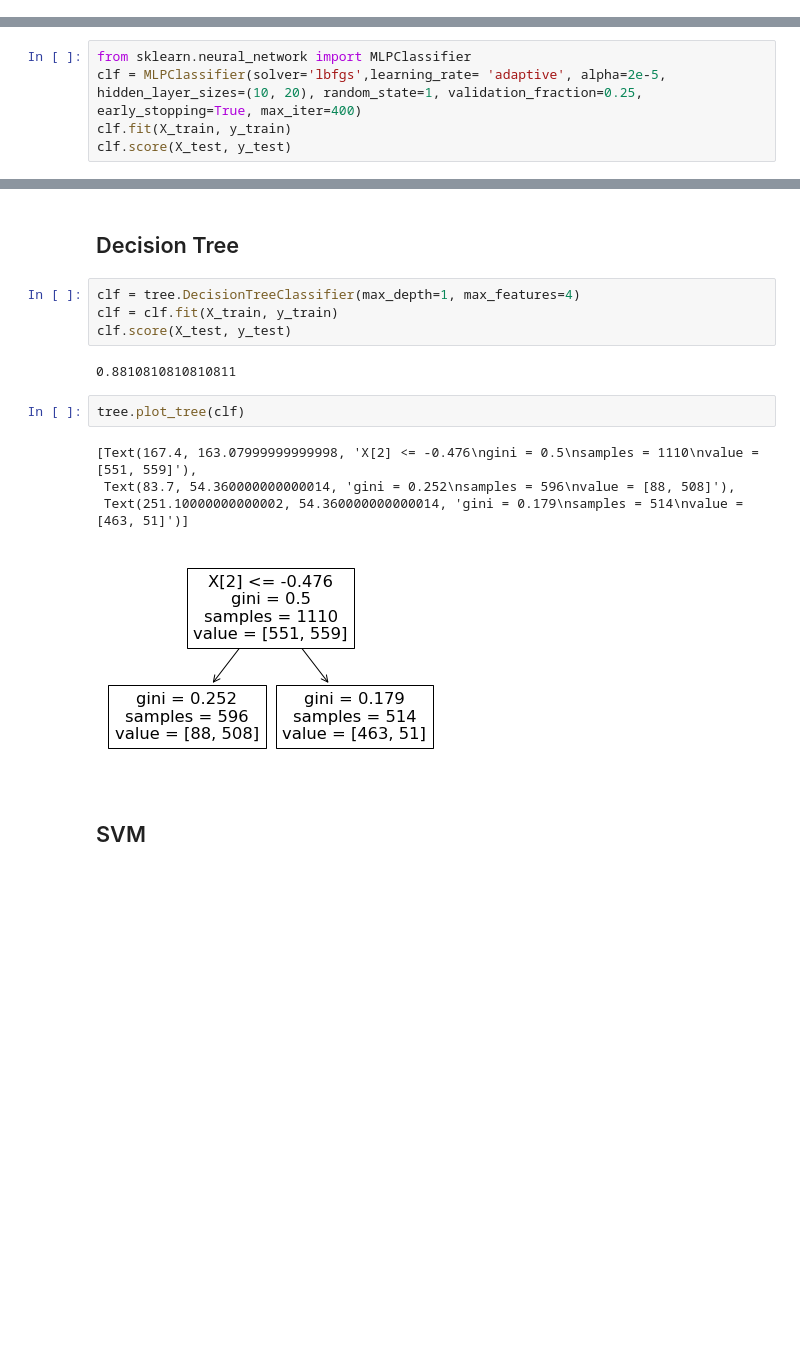
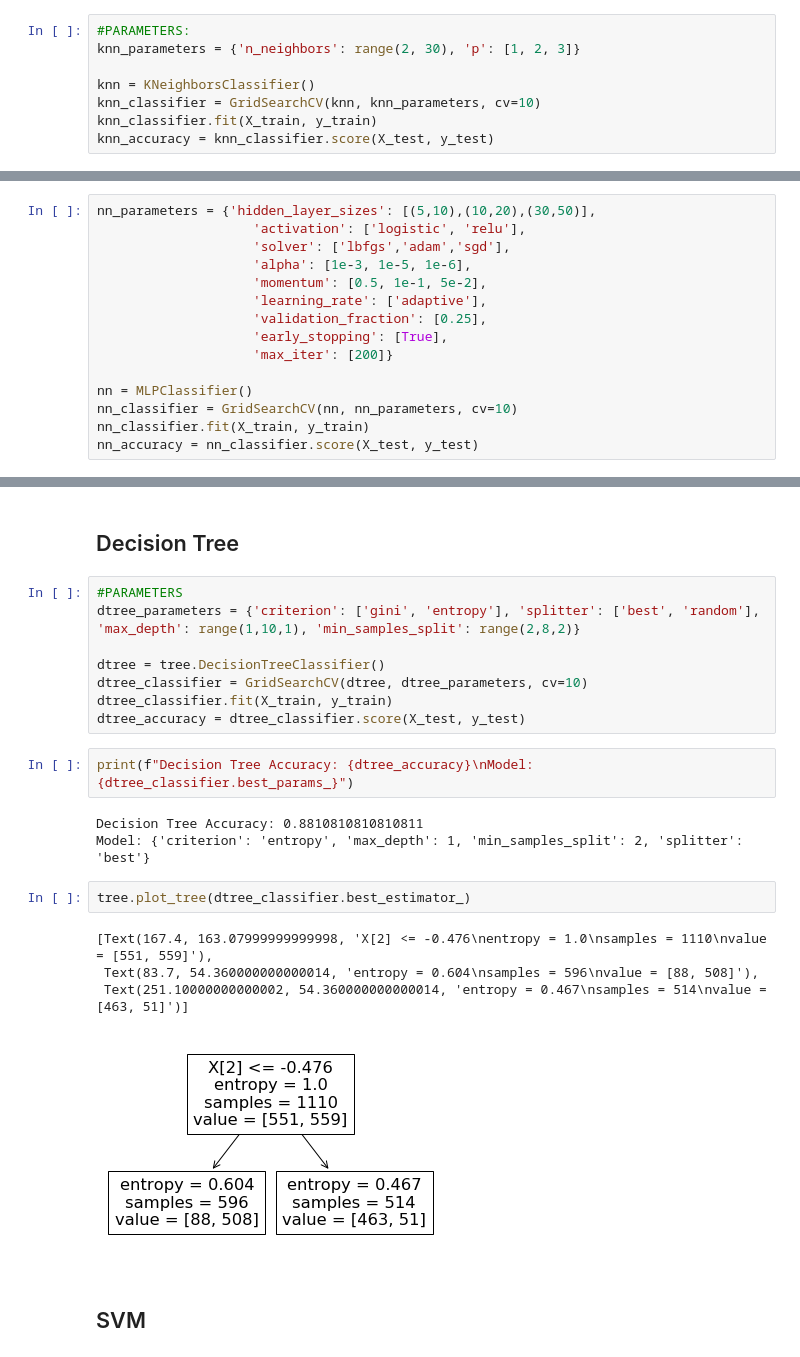
Before and after one commit to WilliamSimoni/Tennis-Matches-Data-mining, a Jupyter notebook: src/6_classification.ipynb, the cells around one changed output, grey strips where cells are left out. Cells and saved outputs as stored; diff of their text form; blank space fills up the shorter version.

```diff
--- a/src/6_classification.ipynb
+++ b/src/6_classification.ipynb
@@ -92,0 +79,8 @@ neigh.score(X_test, y_test)
+# %%
+#PARAMETERS:
+knn_parameters = {'n_neighbors': range(2, 30), 'p': [1, 2, 3]}
+
+knn = KNeighborsClassifier()
+knn_classifier = GridSearchCV(knn, knn_parameters, cv=10)
+knn_classifier.fit(X_train, y_train)
+knn_accuracy = knn_classifier.score(X_test, y_test)
@@ -93,7 +94,2 @@ neigh.score(X_test, y_test)
 # %% [markdown]
 ## Neural Networks
-# %%
-from sklearn.neural_network import MLPClassifier
-clf = MLPClassifier(solver='lbfgs',learning_rate= 'adaptive', alpha=2e-5, hidden_layer_sizes=(10, 20), random_state=1, validation_fraction=0.25, early_stopping=True, max_iter=400)
-clf.fit(X_train, y_train)
-clf.score(X_test, y_test)
@@ -106,0 +96,15 @@ Increase the number of iterations (max_iter) or scale the data as shown in:
+# %%
+nn_parameters = {'hidden_layer_sizes': [(5,10),(10,20),(30,50)],
+                    'activation': ['logistic', 'relu'],
+                    'solver': ['lbfgs','adam','sgd'],
+                    'alpha': [1e-3, 1e-5, 1e-6],
+                    'momentum': [0.5, 1e-1, 5e-2],
+                    'learning_rate': ['adaptive'],
+                    'validation_fraction': [0.25],
+                    'early_stopping': [True],
+                    'max_iter': [200]}
+
+nn = MLPClassifier()
+nn_classifier = GridSearchCV(nn, nn_parameters, cv=10)
+nn_classifier.fit(X_train, y_train)
+nn_accuracy = nn_classifier.score(X_test, y_test)
@@ -107,17 +135,24 @@ Increase the number of iterations (max_iter) or scale the data as shown in:
 # %% [markdown]
 ## Decision Tree
-# %%
-clf = tree.DecisionTreeClassifier(max_depth=1, max_features=4)
-clf = clf.fit(X_train, y_train)
-clf.score(X_test, y_test)
-# %% [output]
-0.8810810810810811
+# %%
+#PARAMETERS
+dtree_parameters = {'criterion': ['gini', 'entropy'], 'splitter': ['best', 'random'], 'max_depth': range(1,10,1), 'min_samples_split': range(2,8,2)}
+
+dtree = tree.DecisionTreeClassifier()
+dtree_classifier = GridSearchCV(dtree, dtree_parameters, cv=10)
+dtree_classifier.fit(X_train, y_train)
+dtree_accuracy = dtree_classifier.score(X_test, y_test)
+# %%
+print(f"Decision Tree Accuracy: {dtree_accuracy}\nModel: {dtree_classifier.best_params_}")
+# %% [output]
+Decision Tree Accuracy: 0.8810810810810811
+Model: {'criterion': 'entropy', 'max_depth': 1, 'min_samples_split': 2, 'splitter': 'best'}
 # %%
-tree.plot_tree(clf)
+tree.plot_tree(dtree_classifier.best_estimator_)
 # %% [output]
-[Text(167.4, 163.07999999999998, 'X[2] <= -0.476\ngini = 0.5\nsamples = 1110\nvalue = [551, 559]'),
- Text(83.7, 54.360000000000014, 'gini = 0.252\nsamples = 596\nvalue = [88, 508]'),
- Text(251.10000000000002, 54.360000000000014, 'gini = 0.179\nsamples = 514\nvalue = [463, 51]')]
+[Text(167.4, 163.07999999999998, 'X[2] <= -0.476\nentropy = 1.0\nsamples = 1110\nvalue = [551, 559]'),
+ Text(83.7, 54.360000000000014, 'entropy = 0.604\nsamples = 596\nvalue = [88, 508]'),
+ Text(251.10000000000002, 54.360000000000014, 'entropy = 0.467\nsamples = 514\nvalue = [463, 51]')]
-[figure, old version]
+[figure, new version]
 # %% [markdown]
 ## SVM
```
Also changed, not shown: parts of 14 cells of this notebook, 8 other files.
